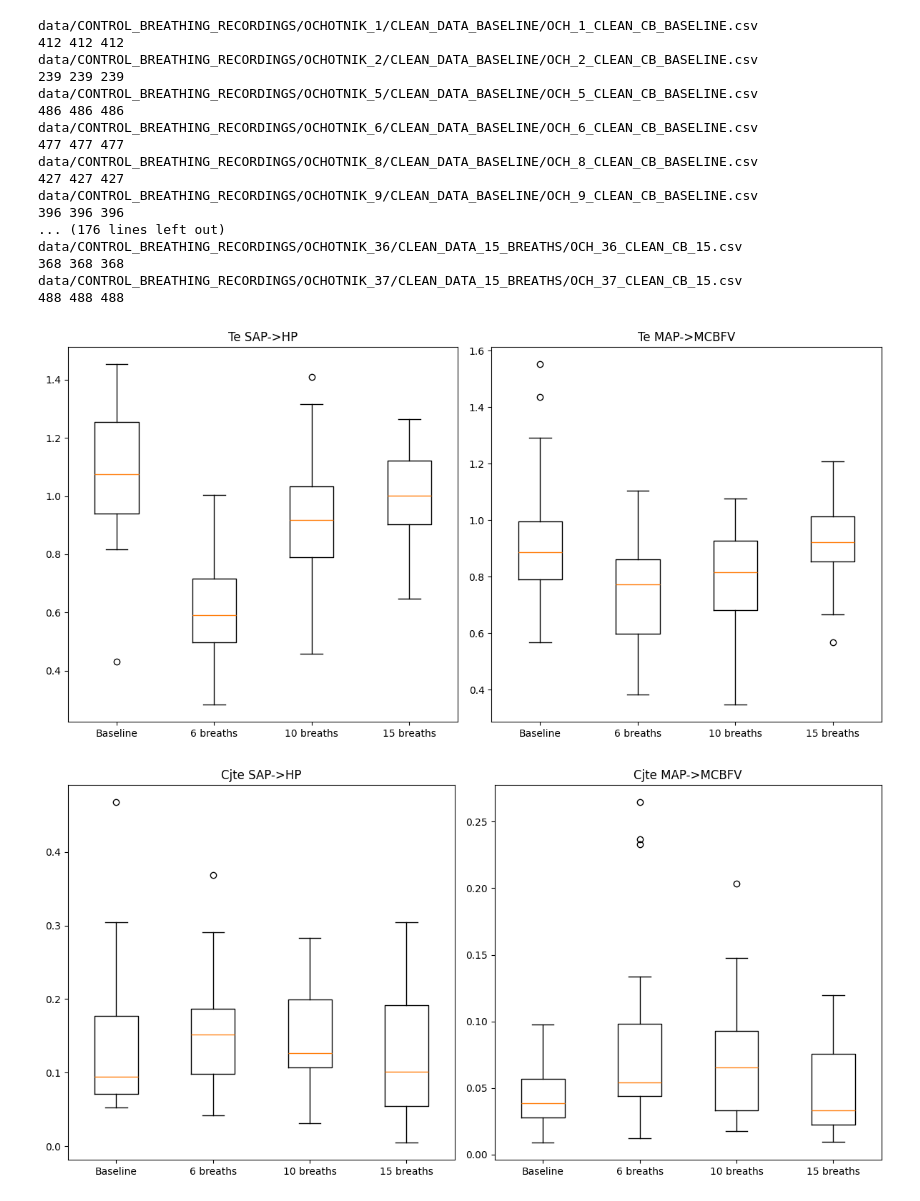
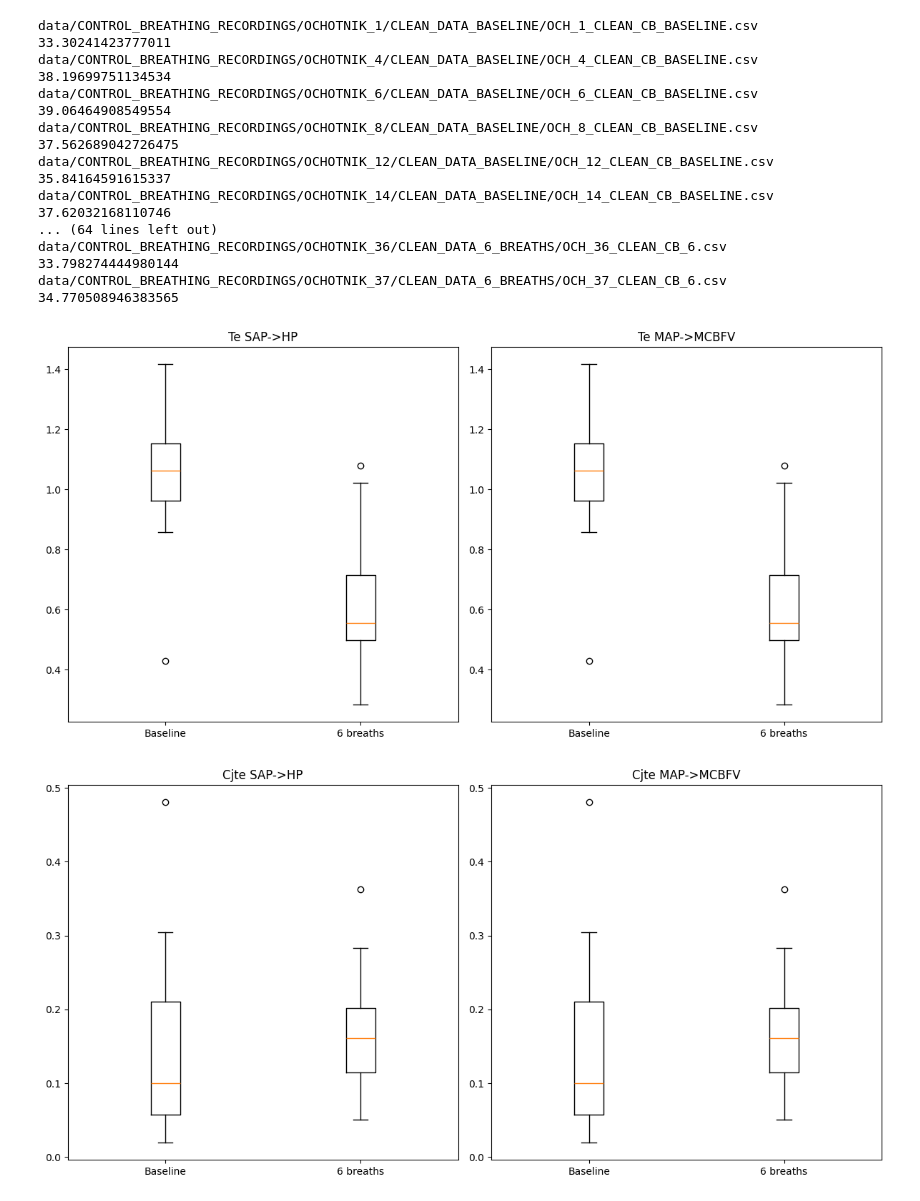
Before and after one commit to IgnacyBerent/EngineeringThesis, a Jupyter notebook: main.ipynb, the cells around one changed output. Drawn from its saved outputs; the diff is of its cells as text; code cells hidden in the pictures.

```diff
--- a/main.ipynb
+++ b/main.ipynb
@@ -195,9 +160,7 @@ location_15 = lambda on: f'data/CONTROL_BREATHING_RECORDINGS/OCHOTNIK_{on}/CLEAN
 # %%
 results_baseline= []
 results_6breaths = []
-results_10breaths = []
-results_15breaths = []
-for res_g, loc in zip([results_baseline, results_6breaths, results_10breaths, results_15breaths],[location_baseline, location_6, location_10, location_15]):
+for res_g, loc in zip([results_baseline, results_6breaths],[location_baseline, location_6]):
     for on in valid_datasets:
         location = loc(on)
         print(f'{location}')
@@ -207,40 +170,32 @@ for res_g, loc in zip([results_baseline, results_6breaths, results_10breaths, re
             print(f'Error in dataset {on}')
             continue
         te_results = calculate_te(signals)
+        print(referene_r)
         cjte_results = conditional_joint_transfer_entropy(signals, referene_r)
         result = Result(
             on,
-            signals['ABP_mean'],
-            signals['FV_mean'],
-            signals['HR_mean'],
-            signals['ETCO2_mean'],
-            np.mean(signals['R']),
-            np.mean(signals['MAP']),
-            np.mean(signals['SAP']),
-            np.mean(signals['MCBFV']),
-            np.mean(signals['HP']),
             te_results,
             cjte_results
         )
         res_g.append(result)
 # %% [output]
 data/CONTROL_BREATHING_RECORDINGS/OCHOTNIK_1/CLEAN_DATA_BASELINE/OCH_1_CLEAN_CB_BASELINE.csv
-412 412 412
-data/CONTROL_BREATHING_RECORDINGS/OCHOTNIK_2/CLEAN_DATA_BASELINE/OCH_2_CLEAN_CB_BASELINE.csv
-239 239 239
-data/CONTROL_BREATHING_RECORDINGS/OCHOTNIK_5/CLEAN_DATA_BASELINE/OCH_5_CLEAN_CB_BASELINE.csv
-486 486 486
+33.30241423777011
+data/CONTROL_BREATHING_RECORDINGS/OCHOTNIK_4/CLEAN_DATA_BASELINE/OCH_4_CLEAN_CB_BASELINE.csv
+38.19699751134534
 data/CONTROL_BREATHING_RECORDINGS/OCHOTNIK_6/CLEAN_DATA_BASELINE/OCH_6_CLEAN_CB_BASELINE.csv
-477 477 477
+39.06464908549554
 data/CONTROL_BREATHING_RECORDINGS/OCHOTNIK_8/CLEAN_DATA_BASELINE/OCH_8_CLEAN_CB_BASELINE.csv
-427 427 427
-data/CONTROL_BREATHING_RECORDINGS/OCHOTNIK_9/CLEAN_DATA_BASELINE/OCH_9_CLEAN_CB_BASELINE.csv
-396 396 396
-... (176 lines left out)
-data/CONTROL_BREATHING_RECORDINGS/OCHOTNIK_36/CLEAN_DATA_15_BREATHS/OCH_36_CLEAN_CB_15.csv
-368 368 368
-data/CONTROL_BREATHING_RECORDINGS/OCHOTNIK_37/CLEAN_DATA_15_BREATHS/OCH_37_CLEAN_CB_15.csv
-488 488 488
+37.562689042726475
+data/CONTROL_BREATHING_RECORDINGS/OCHOTNIK_12/CLEAN_DATA_BASELINE/OCH_12_CLEAN_CB_BASELINE.csv
+35.84164591615337
+data/CONTROL_BREATHING_RECORDINGS/OCHOTNIK_14/CLEAN_DATA_BASELINE/OCH_14_CLEAN_CB_BASELINE.csv
+37.62032168110746
+... (64 lines left out)
+data/CONTROL_BREATHING_RECORDINGS/OCHOTNIK_36/CLEAN_DATA_6_BREATHS/OCH_36_CLEAN_CB_6.csv
+33.798274444980144
+data/CONTROL_BREATHING_RECORDINGS/OCHOTNIK_37/CLEAN_DATA_6_BREATHS/OCH_37_CLEAN_CB_6.csv
+34.770508946383565
 # %%
 # Save results to csv for each breathing type
 df_baseline = pd.DataFrame([vars(res) for res in results_baseline])
@@ -254,24 +205,21 @@ df_15breaths.to_csv('results_etco2_15breaths.csv', index=False)
 # %%
-df_baseline = pd.read_csv('results_baseline.csv')
-df_6breaths = pd.read_csv('results_6breaths.csv')
-df_10breaths = pd.read_csv('results_10breaths.csv')
-df_15breaths = pd.read_csv('results_15breaths.csv')
+df_baseline = pd.read_csv('results_etco2_baseline.csv')
+df_6breaths = pd.read_csv('results_etco2_6breaths.csv')
 # %%
-def plot_boxplots(df_baseline, df_6breaths, df_10breaths, df_15breaths):
+def plot_boxplots(df_baseline, df_6breaths):
     for type in ['te', 'cjte']:
         fig, axes = plt.subplots(1, 2, figsize=(12, 6))
-        for i, col in enumerate(['_sap_on_hp', '_map_on_mfv']):
+        for i, col in enumerate(['_sap_on_hp', '_sap_on_hp']):
             data = [df_baseline[type+col].values,
-                    df_6breaths[type+col].values,
-                    df_10breaths[type+col].values,
-                    df_15breaths[type+col].values]
+                    df_6breaths[type+col].values
+                    ]
             axes[i].boxplot(data)
-            axes[i].set_xticklabels(['Baseline', '6 breaths', '10 breaths', '15 breaths'])
+            axes[i].set_xticklabels(['Baseline', '6 breaths'])
             axes[i].set_title(type.capitalize() + ' ' + (['SAP->HP', 'MAP->MCBFV'][i]))
         plt.tight_layout()
         plt.show()
 # %%
-plot_boxplots(df_baseline, df_6breaths, df_10breaths, df_15breaths)
+plot_boxplots(df_baseline, df_6breaths)
 # %% [output]
-[figure, old version]
+[figure, new version]
-[figure, old version]
+[figure, new version]
```
Also changed, not shown: parts of 7 cells of this notebook.
